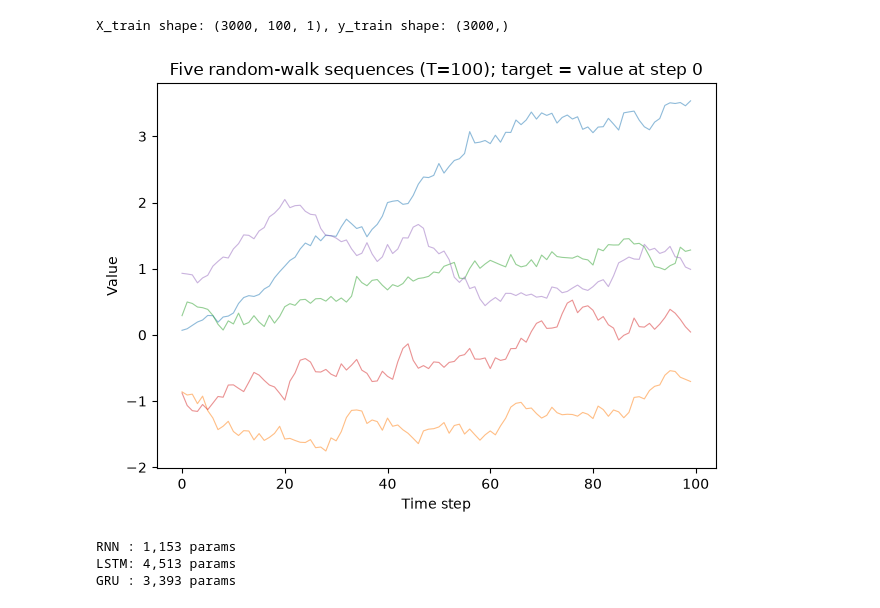
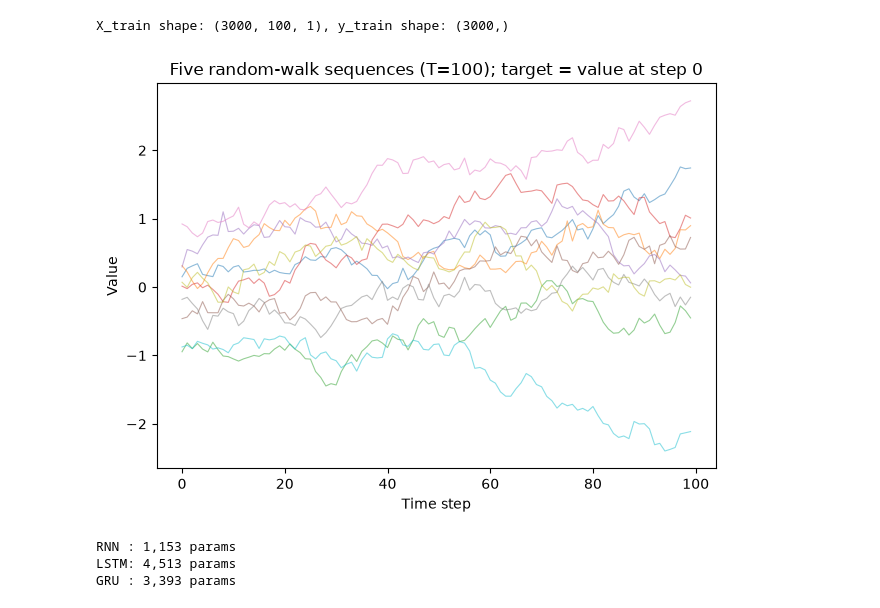
Before and after one commit to YanruiWang/CSCI3151_note, a Jupyter notebook: m49_slide.ipynb, the cells around one changed output. Drawn from its saved outputs; the diff is of its cells as text; code cells hidden in the pictures.

```diff
--- a/m49_slide.ipynb
+++ b/m49_slide.ipynb
@@ -6,37 +6,37 @@ import torch
 import torch.nn as nn
 from torch.utils.data import TensorDataset, DataLoader
 
-rng = np.random.default_rng(3151)
+rng = np.random.default_rng(2000)
 
 T_SEQ = 100
 N_TRAIN = 3000
 N_VAL   = 500
 SIGMA   = 0.1
 
 def make_walk_data(n, T, sigma, rng):
     x0    = rng.uniform(-1, 1, size=(n,)).astype(np.float32)
     noise = rng.normal(0, sigma, size=(n, T)).astype(np.float32)
     seqs  = np.zeros((n, T), dtype=np.float32)
     seqs[:, 0] = x0
     for t in range(1, T):
         seqs[:, t] = seqs[:, t-1] + noise[:, t]
     # sequences shape: (n, T, 1), targets shape: (n,)
     return seqs[:, :, np.newaxis], x0
 
 X_train, y_train = make_walk_data(N_TRAIN, T_SEQ, SIGMA, rng)
 X_val,   y_val   = make_walk_data(N_VAL,   T_SEQ, SIGMA, rng)
 
 print(f"X_train shape: {X_train.shape}, y_train shape: {y_train.shape}")
 
 # Quick sanity plot
 fig, ax = plt.subplots()
-for i in range(5):
+for i in range(10):
     ax.plot(X_train[i, :, 0], alpha=0.5, linewidth=0.8)
 ax.set_xlabel("Time step")
 ax.set_ylabel("Value")
 ax.set_title("Five random-walk sequences (T=100); target = value at step 0")
 plt.tight_layout()
 # %% [output]
 X_train shape: (3000, 100, 1), y_train shape: (3000,)
-[figure, old version]
+[figure, new version]
 # %%
```
Also changed, not shown: parts of 7 cells of this notebook, 4 other files.
